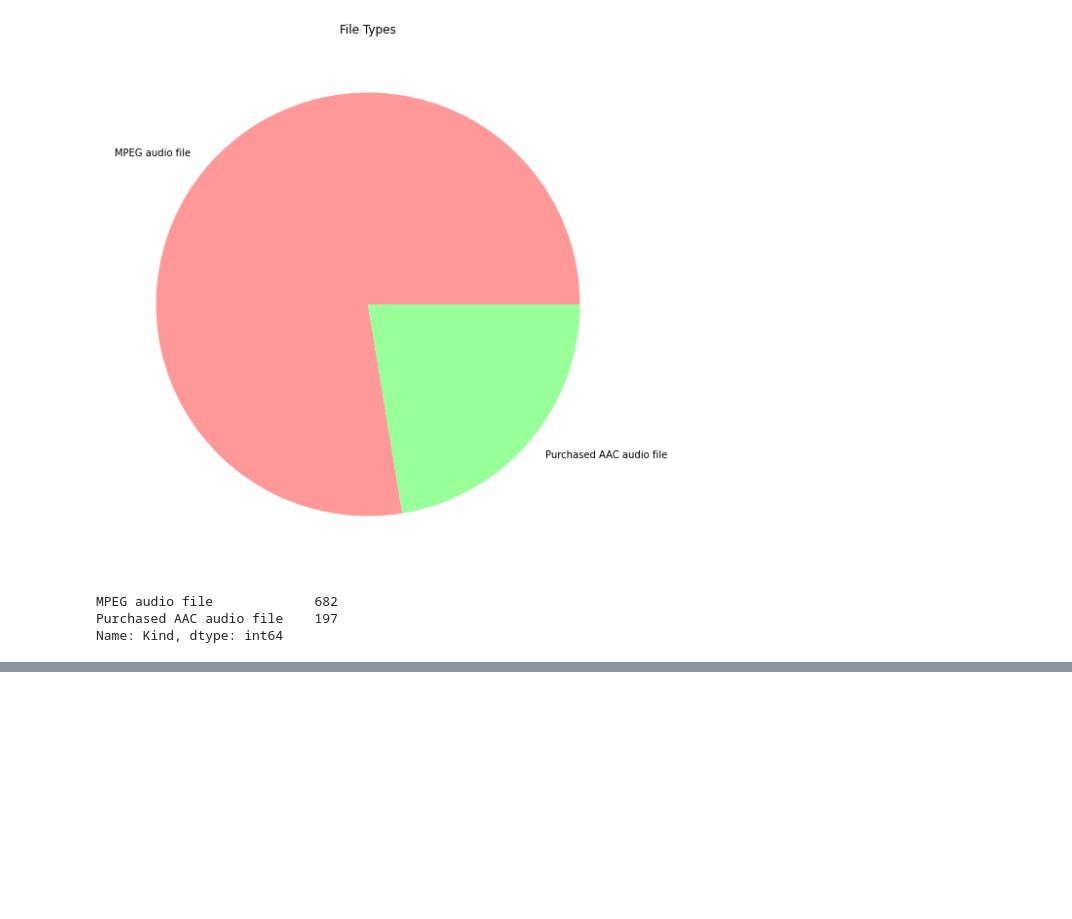
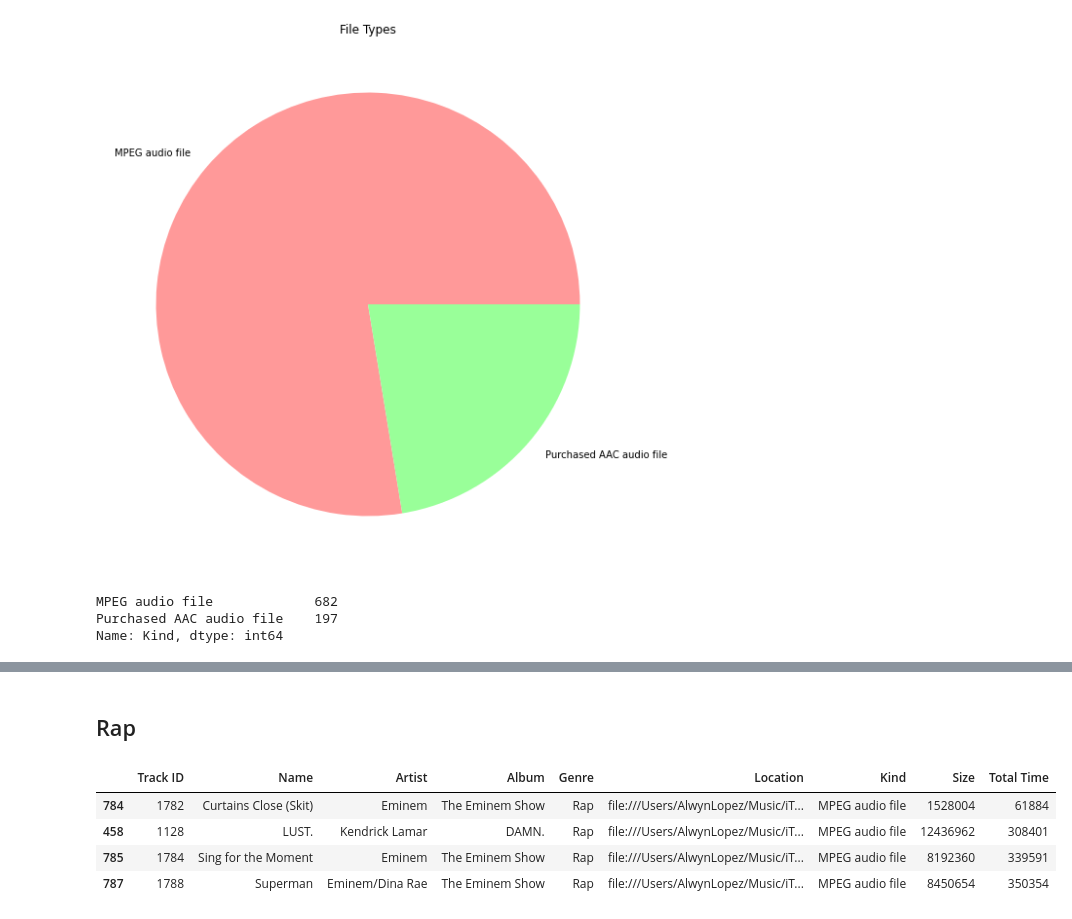
Before and after one commit to xnell90/Music-Genre-Classifier, a Jupyter notebook: data/scripts/my_music.ipynb, the cells around one changed output, grey strips where cells are left out. Drawn from its saved outputs; the diff is of its cells as text; code cells hidden in the pictures; blank space fills up the shorter version.

```diff
--- a/data/scripts/my_music.ipynb
+++ b/data/scripts/my_music.ipynb
@@ -66,0 +170,11 @@ plt.show()
+# %% [markdown]
+## Rap
+# %%
+tracks = filter_tracks_by_genre('Rap')
+tracks.sample(4)
+# %% [output]
+|  | Track ID | Name | Artist | Album | Genre | Location | Kind | Size | Total Time |
+| 784 | 1782 | Curtains Close (Skit) | Eminem | The Eminem Show | Rap | file:///Users/AlwynLopez/Music/iT... | MPEG audio file | 1528004 | 61884 |
+| 458 | 1128 | LUST. | Kendrick Lamar | DAMN. | Rap | file:///Users/AlwynLopez/Music/iT... | MPEG audio file | 12436962 | 308401 |
+| 785 | 1784 | Sing for the Moment | Eminem | The Eminem Show | Rap | file:///Users/AlwynLopez/Music/iT... | MPEG audio file | 8192360 | 339591 |
+| 787 | 1788 | Superman | Eminem/Dina Rae | The Eminem Show | Rap | file:///Users/AlwynLopez/Music/iT... | MPEG audio file | 8450654 | 350354 |
```
Also changed, not shown: parts of 68 cells of this notebook, 2 other files.
